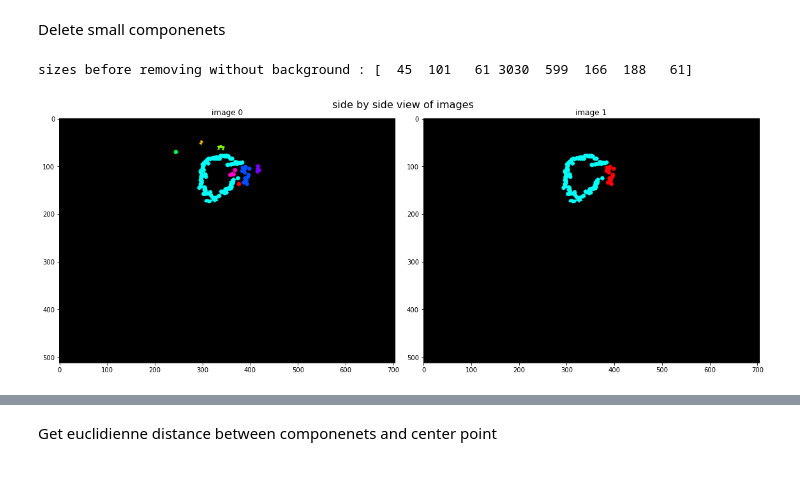
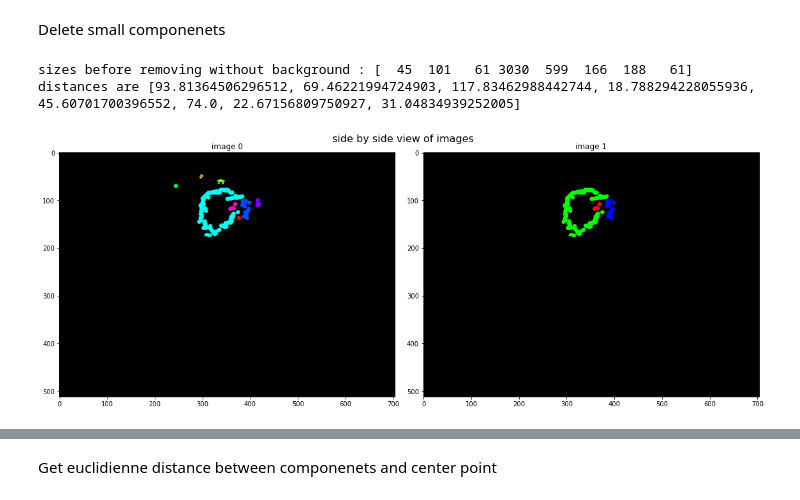
Before and after one commit to yousraBRK/Vesicule_Segmentation_with_ContourRegularisation, a Jupyter notebook: Code.ipynb, the cells around one changed output, grey strips where cells are left out. Saved outputs shown, nothing was run; the diff lists cells and outputs as text; code cells hidden in the pictures.

Commit message:
delete small/far components function

```diff
--- a/Code.ipynb
+++ b/Code.ipynb
@@ -268,39 +268,59 @@ displayInLine(all_images,NUM_ROWS,IMGs_IN_ROW)
 [figure]
 # %% [markdown]
 Delete small componenets
+# %%
+#Euclidiean distance
+def Euclidiean_dist(x1,y1,x2,y2):
+    return math.sqrt((x1 - x2)**2 +(y1-y2)**2)
 # %%
-def delete_small_components(nb_labels,labels_im,stats,min_size):
+def delete_small_far_components(nb_labels,labels_im,stats,min_size,centroids,CP_df,min_distance):
     sizes = stats[1:, -1] #removed background
     print("sizes before removing without background : "+ str(sizes))
     nb_labels=nb_labels-1
 
+    centroids_list = list(centroids)         #convert to a list
+    centroids_list.remove(centroids_list[0]) #remove the background centroid
+    x_center=int(CP_df.get(['X Coordinate'][0]) )  #CP_df = center point data frame, get x and y center coordinate
+    y_center =int(CP_df.get(['Y Coordinate'][0]))
+    distances=[]
+
+    for i in range(len(centroids_list)):
+        x=int(centroids_list[i][0])
+        y=int(centroids_list[i][1])
+        distances.append(Euclidiean_dist(x,y,x_center,y_center))
+    print("distances are " + str(distances))
+
+
     New_image = np.zeros((labels_im.shape))
     #for every component in the image, you keep it only if it's above min_size
     for i in range(0, nb_labels):
-        if sizes[i] >= min_size:
+        if (sizes[i] >= min_size) and (distances[i] <= min_distance) :
             New_image[labels_im == i + 1] = 255
+
     return New_image,nb_labels
 # %%
 #Try deleting small components
-min_size=200
+min_size=150
 dilatation_size=1
+min_distance=70
 #Do dilatation
 dilatation_dst=Dilation(imagesPoints[0],dilatation_size)
 #Get the green part
 mask,res =getColorComponenet(lower_green,upper_green,dilatation_dst)
 #Get connected componenets
 nb_labels, labels_im, stats, centroids = cv2.connectedComponentsWithStats(mask,connectivity=8)
 #save first labled image
 labeled_img1 = display_components(labels_im)
 #delete small components
-New_image,nb_labels=delete_small_components(nb_labels,labels_im,stats,min_size)
+New_image,nb_labels=delete_small_far_components(nb_labels,labels_im,stats,min_size,centroids,CP5_df,min_distance)
 #get connected components of the second image
 New_image=New_image.astype(np.uint8)
 nb_labels2, labels_im2, stats2, centroids2 = cv2.connectedComponentsWithStats(New_image,connectivity=8)
 labeled_img2 = display_components(labels_im2)
 #display results
 images=[labeled_img1,labeled_img2]
 displaySideBySide(images,1,2)
 # %% [output]
 sizes before removing without background : [  45  101   61 3030  599  166  188   61]
+distances are [93.81364506296512, 69.46221994724903, 117.83462988442744, 18.788294228055936, 45.60701700396552, 74.0, 22.67156809750927, 31.04834939252005]
-[figure, old version]
+[figure, new version]
```
Also changed, not shown: parts of 1 cell of this notebook.
